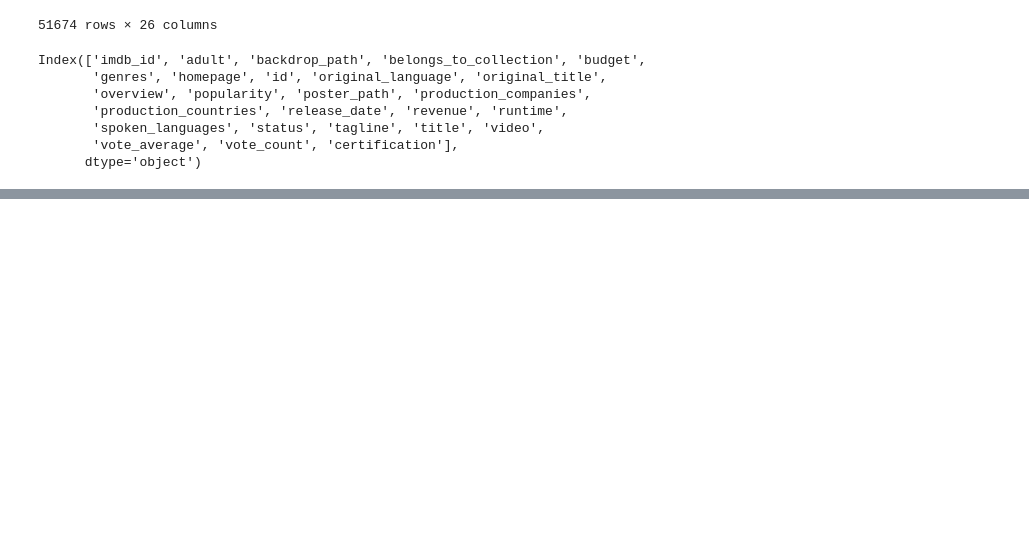
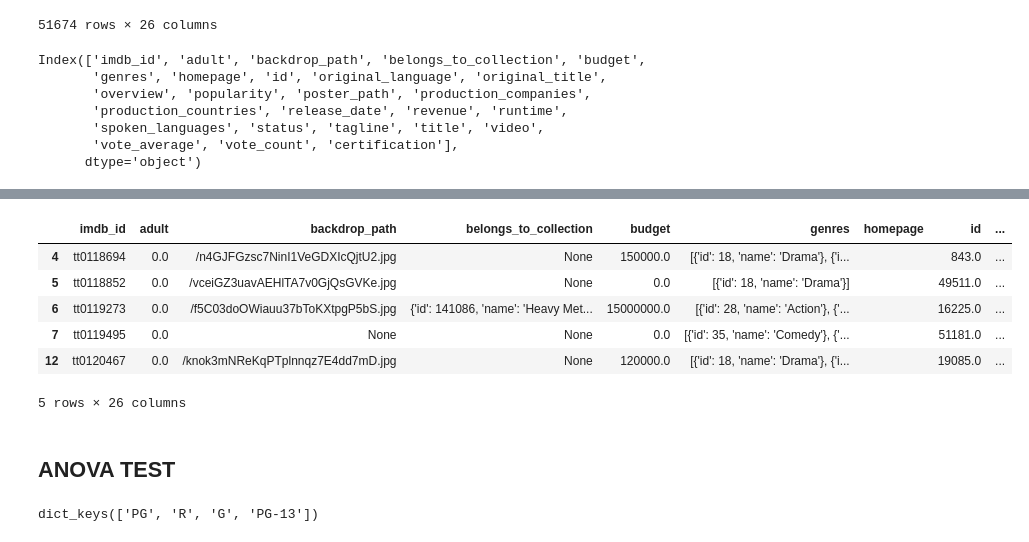
Before and after one commit to 808hanronald/project-2.3, a Jupyter notebook: Project 2.4.ipynb, the cells around one changed output, grey strips where cells are left out. Saved outputs shown, nothing was run; the diff lists cells and outputs as text; code cells hidden in the pictures; blank space fills up the shorter version.

```diff
--- a/Project 2.4.ipynb
+++ b/Project 2.4.ipynb
@@ -247,0 +281,3 @@ df_combined.to_csv(final_fname, compression='gzip', index=False)
+# %%
+#adjust pg-13
+df_combined['certification']=df_combined['certification'].replace('PG-13 ', 'PG-13')
@@ -247,0 +300,31 @@ df_combined.to_csv(final_fname, compression='gzip', index=False)
+# %%
+#list of value wanted in certification
+clist=['G','PG','PG-13','R']
+# %%
+#save new df as with filtered certification column
+filter_df=df_combined[df_combined['certification'].isin(clist)]
+filter_df.head()
+# %% [output]
+|  | imdb_id | adult | backdrop_path | belongs_to_collection | budget | genres | homepage | id | ... |
+| 4 | tt0118694 | 0.0 | /n4GJFGzsc7NinI1VeGDXIcQjtU2.jpg | None | 150000.0 | [{'id': 18, 'name': 'Drama'}, {'i... |  | 843.0 | ... |
+| 5 | tt0118852 | 0.0 | /vceiGZ3uavAEHlTA7v0GjQsGVKe.jpg | None | 0.0 | [{'id': 18, 'name': 'Drama'}] |  | 49511.0 | ... |
+| 6 | tt0119273 | 0.0 | /f5C03doOWiauu37bToKXtpgP5bS.jpg | {'id': 141086, 'name': 'Heavy Met... | 15000000.0 | [{'id': 28, 'name': 'Action'}, {'... |  | 16225.0 | ... |
+| 7 | tt0119495 | 0.0 | None | None | 0.0 | [{'id': 35, 'name': 'Comedy'}, {'... |  | 51181.0 | ... |
+| 12 | tt0120467 | 0.0 | /knok3mNReKqPTplnnqz7E4dd7mD.jpg | None | 120000.0 | [{'id': 18, 'name': 'Drama'}, {'i... |  | 19085.0 | ... |
+5 rows × 26 columns
+# %% [markdown]
+## ANOVA TEST
+# %%
+#Create groups dict.
+groups={}
+#loop through all unique categories
+for i in filter_df['certification'].unique():
+    #Get series for group and rename
+    data=filter_df.loc[filter_df['certification']==i,'revenue'].copy()
+
+    #save into the dict
+    groups[i]=data
+
+groups.keys()
+# %% [output]
+dict_keys(['PG', 'R', 'G', 'PG-13'])
```
Also changed, not shown: parts of 10 cells of this notebook, 2 other files.
